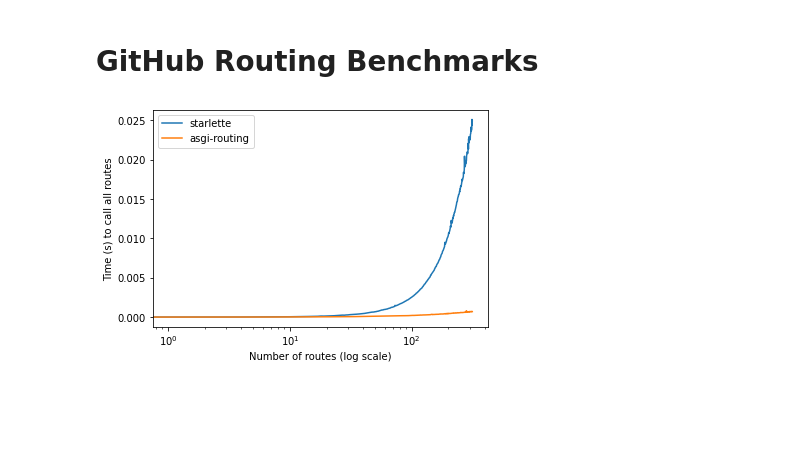
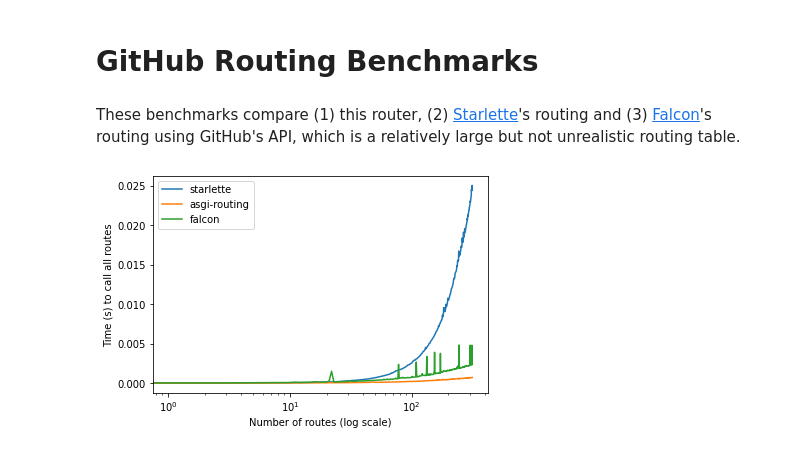
Before and after one commit to adriangb/asgi-routing, a Jupyter notebook: bench.ipynb, the cells around one changed output. Saved outputs shown, nothing was run; the diff lists cells and outputs as text; code cells hidden in the pictures; blank space fills up the shorter version.

Commit message:
add falcon to benchmarks

```diff
--- a/bench.ipynb
+++ b/bench.ipynb
@@ -1,5 +1,10 @@
 # %% [markdown]
 # GitHub Routing Benchmarks
+# %% [markdown]
+These benchmarks compare (1) this router, (2) [Starlette]'s routing and (3) [Falcon]'s routing using GitHub's API, which is a relatively large but not unrealistic routing table.
+
+[Starlette]: https://github.com/encode/starlette
+[Falcon]: https://github.com/falconry/falcon
 # %%
 paths = [
     "/app",
@@ -685,13 +711,14 @@ from timeit import default_timer
 async def benchmark(router_factory: Callable[[int], ASGIApp]) -> tuple[list[int], list[float]]:
     async def send(message: Message) -> None:
         if message["type"] == "http.response.start":
-            assert message["status"] == 200
+            assert message["status"] == 200, message
 
     async def receive() -> Message:
         return {
             "type": "http.request",
             "body": b"",
         }
+
     headers: "list[tuple[bytes, bytes]]" = []
     scope = {
         "type": "http",
@@ -722,20 +749,22 @@ async def benchmark(router_factory: Callable[[int], ASGIApp]) -> tuple[list[int]
 
     return t, f
 # %%
+t_falcon, f_falcon = await benchmark(build_falcon_router)
 t_starlette, f_starlette = await benchmark(build_starlette_router)
 t_asgi_routing, f_asgi_routing = await benchmark(build_asgi_routing_router)
 # %%
 import matplotlib.pyplot as plt
 
 fig, ax = plt.subplots()
 
 ax.set_xscale('log')
 ax.plot(t_starlette, f_starlette, label="starlette")
 ax.plot(t_asgi_routing, f_asgi_routing, label="asgi-routing")
+ax.plot(t_falcon, f_falcon, label="falcon")
 plt.xlabel("Number of routes (log scale)")
 plt.ylabel("Time (s) to call all routes")
 plt.legend()
 fig.set_facecolor("white")
 plt.show()
 # %% [output]
-[figure, old version]
+[figure, new version]
```
Also changed, not shown: parts of 1 cell of this notebook, 2 other files.
